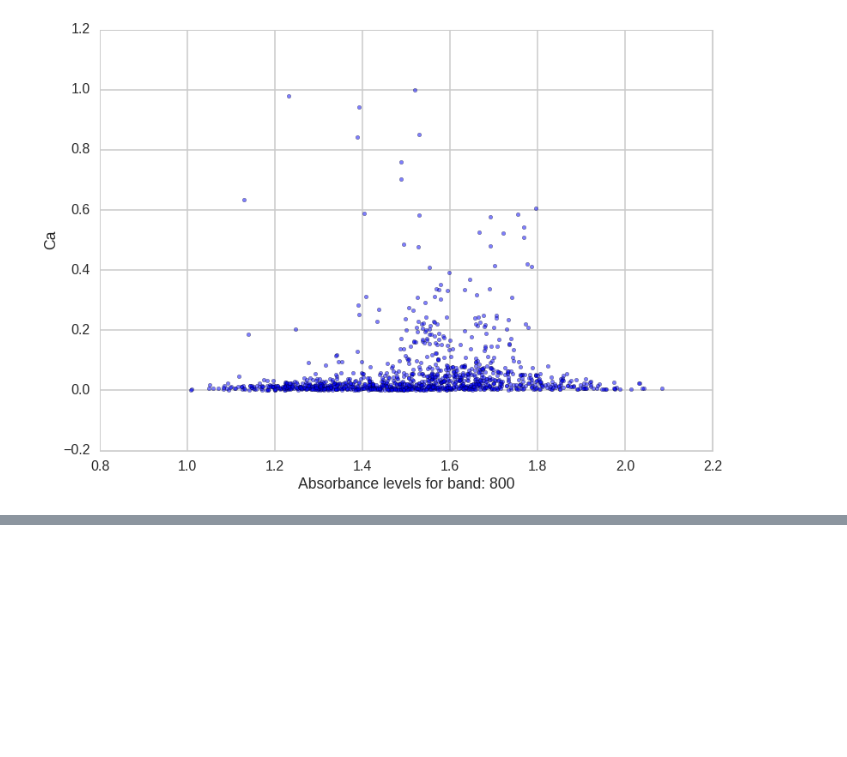
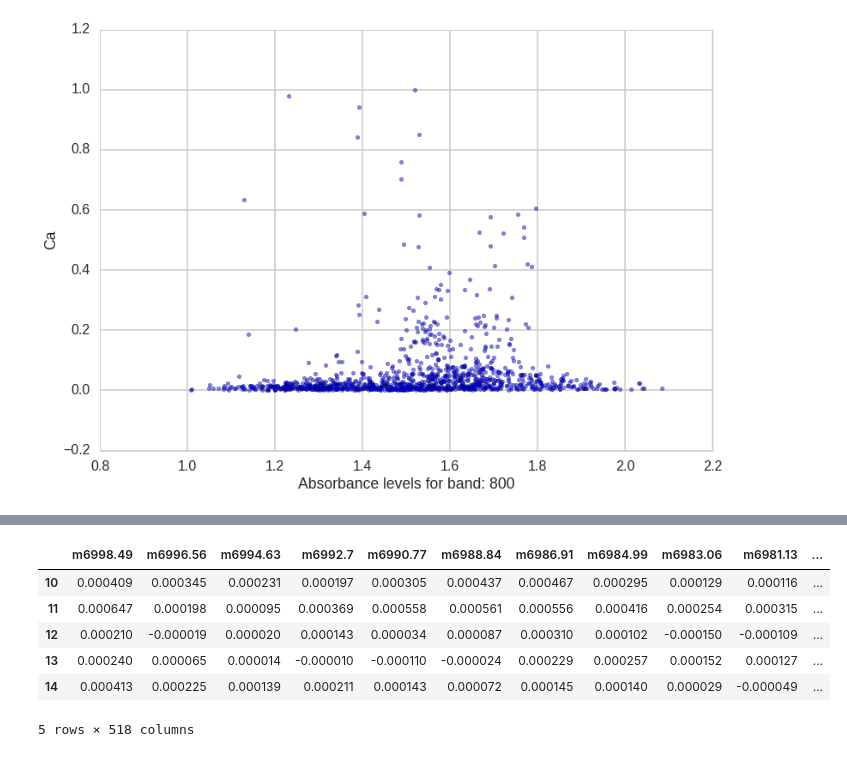
Before and after one commit to numb3r33/African-Soil-Prediction, a Jupyter notebook: notebooks/DataExploration.ipynb, the cells around one changed output, grey strips where cells are left out. Cells and saved outputs as stored; diff of their text form; code cells hidden in the pictures; blank space fills up the shorter version.

```diff
--- a/notebooks/DataExploration.ipynb
+++ b/notebooks/DataExploration.ipynb
@@ -365,0 +375,10 @@ plt.ylabel('Ca');
+# %%
+x
+# %% [output]
+|  | m6998.49 | m6996.56 | m6994.63 | m6992.7 | m6990.77 | m6988.84 | m6986.91 | m6984.99 | m6983.06 | m6981.13 | ... |
+| 10 | 0.000409 | 0.000345 | 0.000231 | 0.000197 | 0.000305 | 0.000437 | 0.000467 | 0.000295 | 0.000129 | 0.000116 | ... |
+| 11 | 0.000647 | 0.000198 | 0.000095 | 0.000369 | 0.000558 | 0.000561 | 0.000556 | 0.000416 | 0.000254 | 0.000315 | ... |
+| 12 | 0.000210 | -0.000019 | 0.000020 | 0.000143 | 0.000034 | 0.000087 | 0.000310 | 0.000102 | -0.000150 | -0.000109 | ... |
+| 13 | 0.000240 | 0.000065 | 0.000014 | -0.000010 | -0.000110 | -0.000024 | 0.000229 | 0.000257 | 0.000152 | 0.000127 | ... |
+| 14 | 0.000413 | 0.000225 | 0.000139 | 0.000211 | 0.000143 | 0.000072 | 0.000145 | 0.000140 | 0.000029 | -0.000049 | ... |
+5 rows × 518 columns
```
Also changed, not shown: parts of 3 cells of this notebook.
